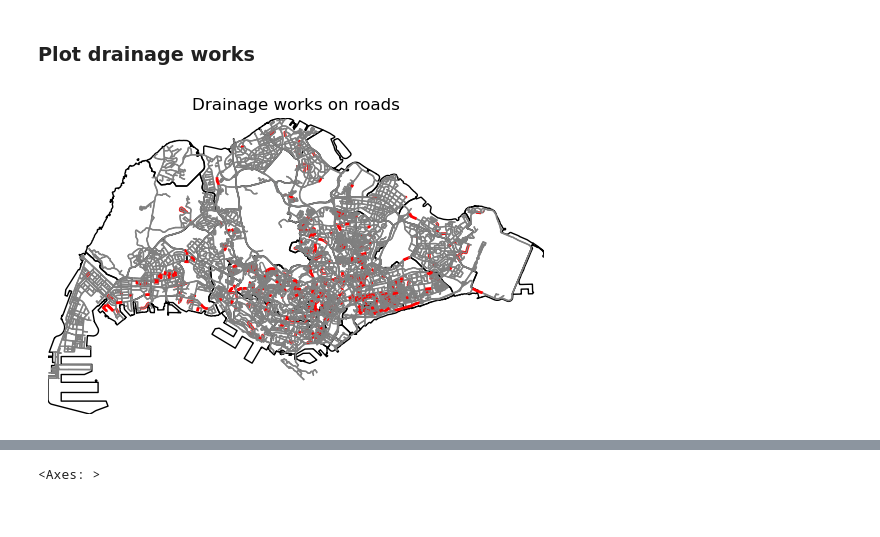
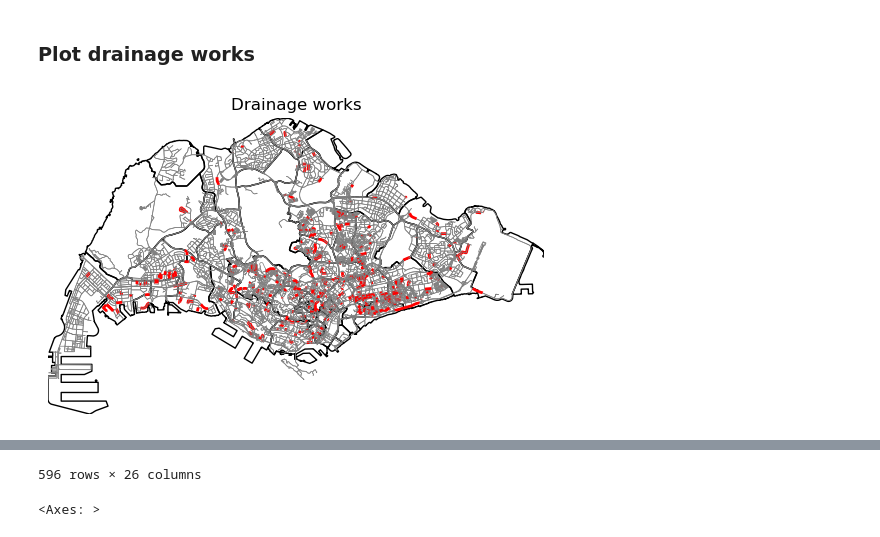
Before and after one commit to pakhuiying/property_prices_flood, a Jupyter notebook: drain_analysis.ipynb, the cells around one changed output, grey strips where cells are left out. Saved outputs shown, nothing was run; the diff lists cells and outputs as text; code cells hidden in the pictures.

```diff
--- a/drain_analysis.ipynb
+++ b/drain_analysis.ipynb
@@ -182,0 +623,14 @@ np.float32(167.37)
+# %%
+road_raising_df = Data.get_road_raising_buffer_df(G_car, Data.DRAINAGE_WORKS_FP,
+                                                               buffer_dist=None)
+road_raising_works_buffer_df = Data.get_road_raising_network_buffer_df(G_car, Data.DRAINAGE_WORKS_FP,
+                                                                            reverse = False,
+                                                                            depth_limit = 5,
+                                                                            buffer_dist=500)
+
+# overlay roads with downstream + buffer
+ax = planningArea_shp.plot(fc="None",ec="k",alpha=0.8)
+# fig, ax = plt.subplots(1,1)
+road_raising_works_buffer_df.plot(ax=ax,color="green",alpha=0.5)
+road_raising_df.plot(ax=ax,color="red")
+ax.axis('off')
@@ -182,0 +643,17 @@ np.float32(167.37)
+# %%
+for depth_limit in [1,2,5]:
+    for buffer_dist in [None, 200, 500]:
+        road_raising_works_buffer_df = Data.get_road_raising_network_buffer_df(G_car, Data.DRAINAGE_WORKS_FP,
+                                                                            reverse = False,
+                                                                            depth_limit = depth_limit,
+                                                                            buffer_dist=buffer_dist)
+
+        # overlay roads with downstream + buffer
+        ax = planningArea_shp.plot(fc="None",ec="k",alpha=0.8)
+        # fig, ax = plt.subplots(1,1)
+        road_raising_works_buffer_df.plot(ax=ax,color="green",alpha=0.5)
+        road_raising_df.plot(ax=ax,color="red")
+        ax.axis('off')
+        plt.savefig(os.path.join(r"Exported_Data\exported_figures\RoadRaising",f"downstreamRoadRaising_depth{depth_limit}_buffer{buffer_dist}m_SG.svg"))
+        plt.show()
+        # road_raising_works_buffer_df.head()
@@ -256,35 +812,39 @@ def identify_road_with_drainage_works(G,drainage_works, plot=True,ax=None,**kwar
 
     if plot:
         ec = ["red" if e in edges_drain else "grey" for e in G.edges(keys=True)]
-        lw = [2 if e in edges_drain else 1 for e in G.edges(keys=True)]
+        lw = [2 if e in edges_drain else 0.5 for e in G.edges(keys=True)]
         fig, ax = ox.plot_graph(
             G,
             ax=ax,
             node_size=0,
             node_alpha=0.8,
             edge_linewidth=lw,
             edge_color=ec,
             show=False,
             close=False,
             bgcolor="white",
             **kwargs
         )
 
     # get the polyline of the roads that has drainage works
     edges = ox.graph_to_gdfs(G,nodes=False,edges=True)
     edges_geometry = edges.loc[edges_drain,["geometry"]].reset_index()
     # append geometry to drainage works
     drainage_works_copy = copy.deepcopy(drainage_works)
+    # reset index so the index aligns with the index of edges_geometry_df
+    drainage_works_copy = drainage_works_copy.reset_index()
     drainage_works_copy[edges_geometry.columns.to_list()] = edges_geometry
     drainage_works_copy = gpd.GeoDataFrame(drainage_works_copy,geometry=drainage_works_copy["geometry"])
     return drainage_works_copy
 
 fig, ax = plt.subplots(1,1)
 planningArea_shp_mainland.plot(ax=ax,fc="None",ec="k")
 drainage_works_geometry = identify_road_with_drainage_works(G_car,drainage_works,plot=True,ax=ax,bbox=bbox)
-ax.set_title("Drainage works on roads")
-save_fp = os.path.join(r"Exported_Data\exported_figures","drainage_works_on_road.png")
+# drainage_works_geometry = identify_road_with_drainage_works(G_car,road_raising_df,plot=True,ax=ax,bbox=bbox)
+ax.set_title("Drainage works")
+save_fp = os.path.join(r"Exported_Data\exported_figures","road raising works.png")
 # plt.savefig(save_fp, bbox_inches = 'tight')
 plt.show()
+drainage_works_geometry
 # %% [output]
-[figure, old version]
+[figure, new version]
@@ -291,3 +863,4 @@ plt.show()
+596 rows × 26 columns
 # %%
 def buffer_road(drainage_works_geometry,buffer=200):
     """
```
Also changed, not shown: parts of 48 cells of this notebook, 2 other files.
